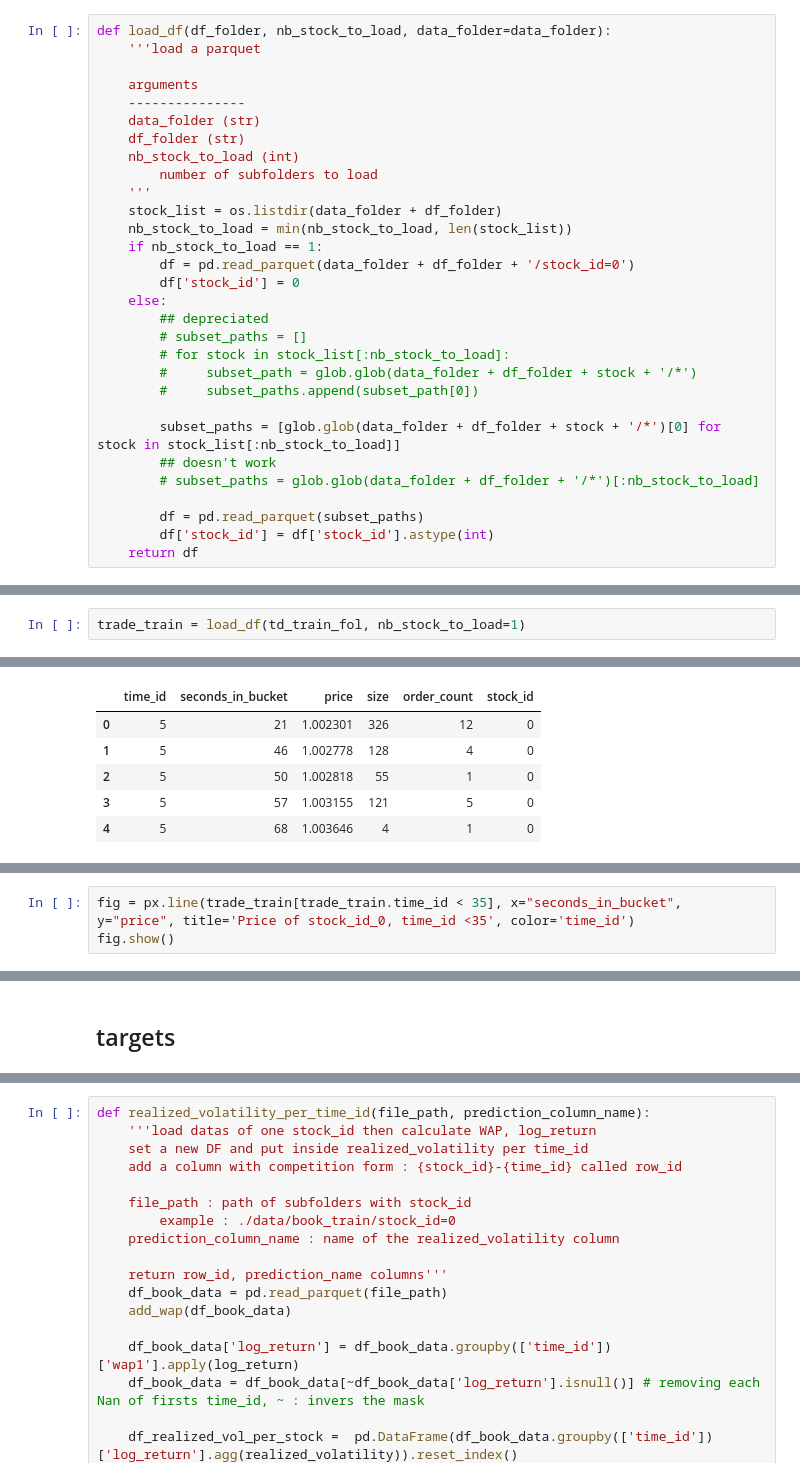
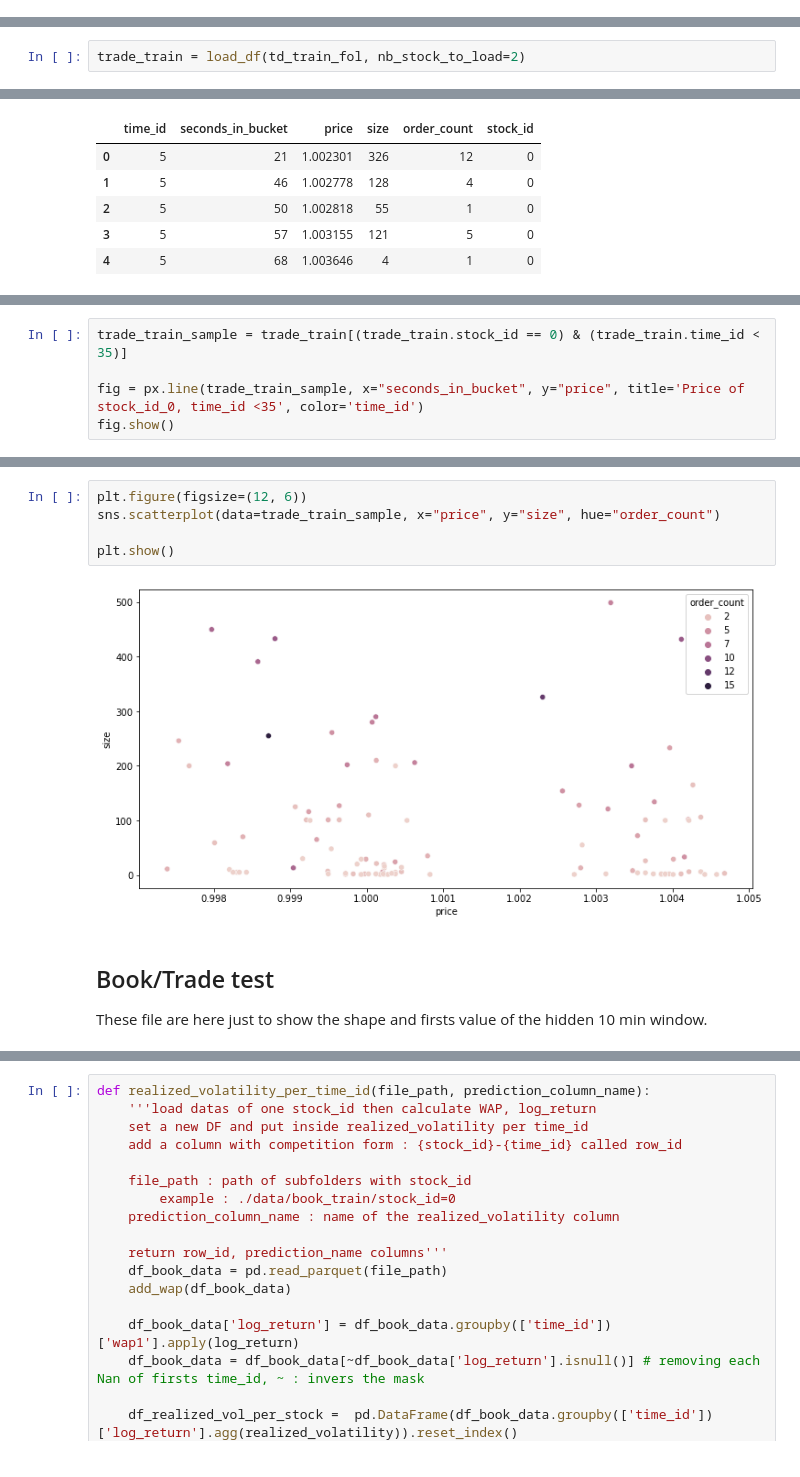
Before and after one commit to abugeia/P8_kaggle_competition, a Jupyter notebook: P8_kaggle_competition.ipynb, the cells around one changed output, grey strips where cells are left out. Saved outputs shown, nothing was run; the diff lists cells and outputs as text.

Commit message:
first working version

```diff
--- a/P8_kaggle_competition.ipynb
+++ b/P8_kaggle_competition.ipynb
@@ -59,33 +138,3 @@ True
-# %%
-def load_df(df_folder, nb_stock_to_load, data_folder=data_folder):
-    '''load a parquet
-
-    arguments
-    ---------------
-    data_folder (str)
-    df_folder (str)
-    nb_stock_to_load (int)
-        number of subfolders to load
-    '''
-    stock_list = os.listdir(data_folder + df_folder)
-    nb_stock_to_load = min(nb_stock_to_load, len(stock_list))
-    if nb_stock_to_load == 1:
-        df = pd.read_parquet(data_folder + df_folder + '/stock_id=0')
-        df['stock_id'] = 0
-    else:
-        ## depreciated
-        # subset_paths = []
-        # for stock in stock_list[:nb_stock_to_load]:
-        #     subset_path = glob.glob(data_folder + df_folder + stock + '/*')
-        #     subset_paths.append(subset_path[0])
-
-        subset_paths = [glob.glob(data_folder + df_folder + stock + '/*')[0] for stock in stock_list[:nb_stock_to_load]]
-        ## doesn't work
-        # subset_paths = glob.glob(data_folder + df_folder + '/*')[:nb_stock_to_load]
-
-        df = pd.read_parquet(subset_paths)
-        df['stock_id'] = df['stock_id'].astype(int)
-    return df
 # %%
 book_train = load_df(bk_train_fol, nb_stock_to_load=1)
 book_train.head()
@@ -168,5 +202,5 @@ Realized volatility for stock_id 0 :
 # %%
-trade_train = load_df(td_train_fol, nb_stock_to_load=1)
+trade_train = load_df(td_train_fol, nb_stock_to_load=2)
 # %%
 trade_train.head()
 # %% [output]
@@ -179,3 +215,5 @@ trade_train.head()
 # %%
-fig = px.line(trade_train[trade_train.time_id < 35], x="seconds_in_bucket", y="price", title='Price of stock_id_0, time_id <35', color='time_id')
+trade_train_sample = trade_train[(trade_train.stock_id == 0) & (trade_train.time_id < 35)]
+
+fig = px.line(trade_train_sample, x="seconds_in_bucket", y="price", title='Price of stock_id_0, time_id <35', color='time_id')
 fig.show()
@@ -206,2 +220,11 @@ trade_test.head()
-# %% [markdown]
-## targets
+# %%
+plt.figure(figsize=(12, 6))
+sns.scatterplot(data=trade_train_sample, x="price", y="size", hue="order_count")
+
+plt.show()
+# %% [output]
+[figure, added]
+# %% [markdown]
+## Book/Trade test
+
+These file are here just to show the shape and firsts value of the hidden 10 min window.
```
Also changed, not shown: parts of 131 cells of this notebook, 5 other files.
